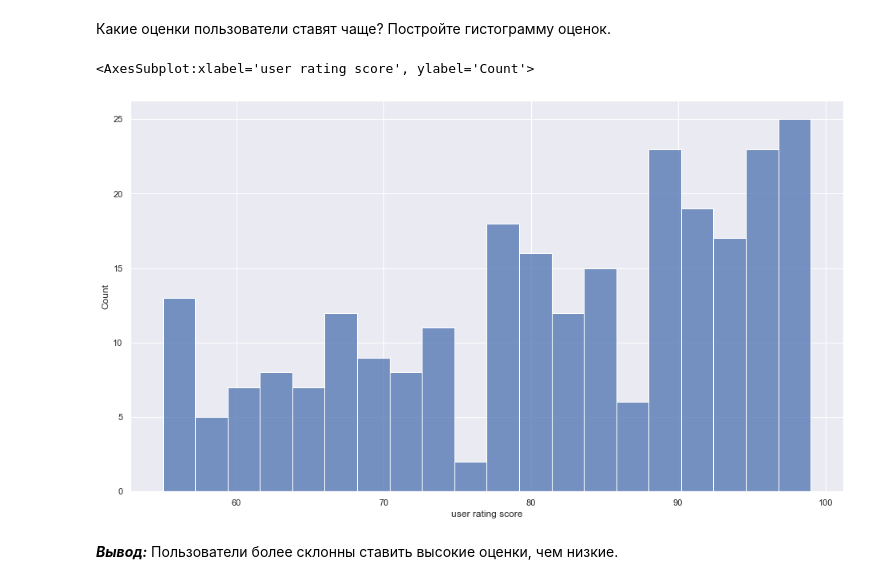
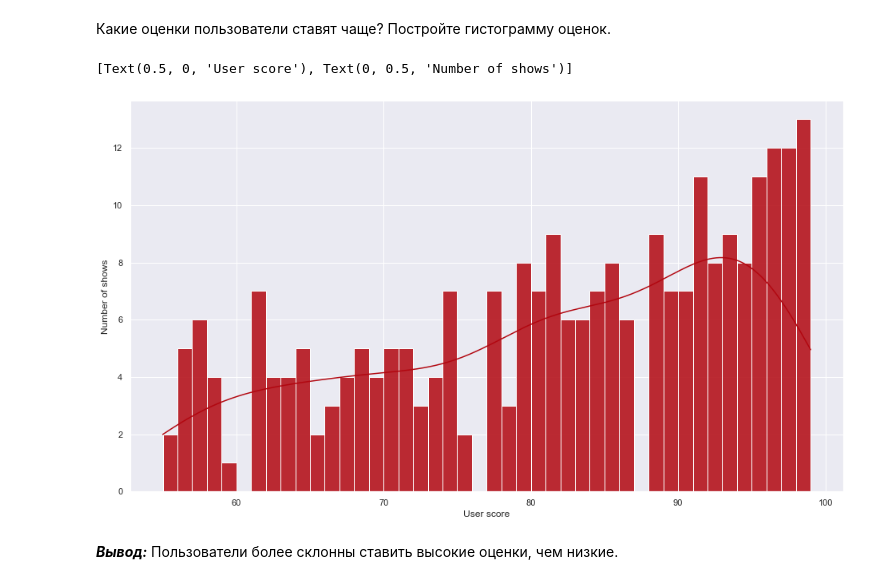
Before and after one commit to reboot2h/SberUniversity, a Jupyter notebook: Профильный модуль/Групповой проект 1/Обновленная_версия_Групповой_проект_Первичный_анализ_данных.ipynb, the cells around one changed output. Saved outputs shown, nothing was run; the diff lists cells and outputs as text; code cells hidden in the pictures.

```diff
--- a/Профильный модуль/Групповой проект 1/Обновленная_версия_Групповой_проект_Первичный_анализ_данных.ipynb
+++ b/Профильный модуль/Групповой проект 1/Обновленная_версия_Групповой_проект_Первичный_анализ_данных.ipynb
@@ -125,10 +125,11 @@ data.rating.nunique()
 Какие оценки пользователи ставят чаще? Постройте гистограмму оценок.
 # %%
 plt.figure(figsize=(16,9))
-sns.histplot(data=data, x="user rating score", bins=20)
+ax = sns.histplot(data=data, x="user rating score", binwidth=1, kde=True, color='#b20710', alpha=0.85)
+ax.set(xlabel='User score', ylabel='Number of shows')
 # %% [output]
-<AxesSubplot:xlabel='user rating score', ylabel='Count'>
+[Text(0.5, 0, 'User score'), Text(0, 0.5, 'Number of shows')]
-[figure, old version]
+[figure, new version]
 # %% [markdown]
 ***Вывод:*** Пользователи более склонны ставить высокие оценки, чем низкие.
 # %% [markdown]
```
Also changed, not shown: parts of 15 cells of this notebook.
